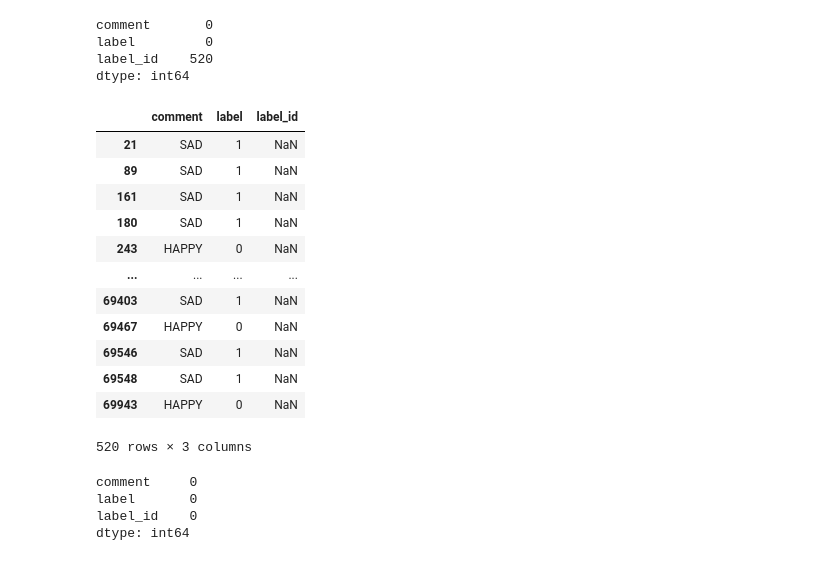
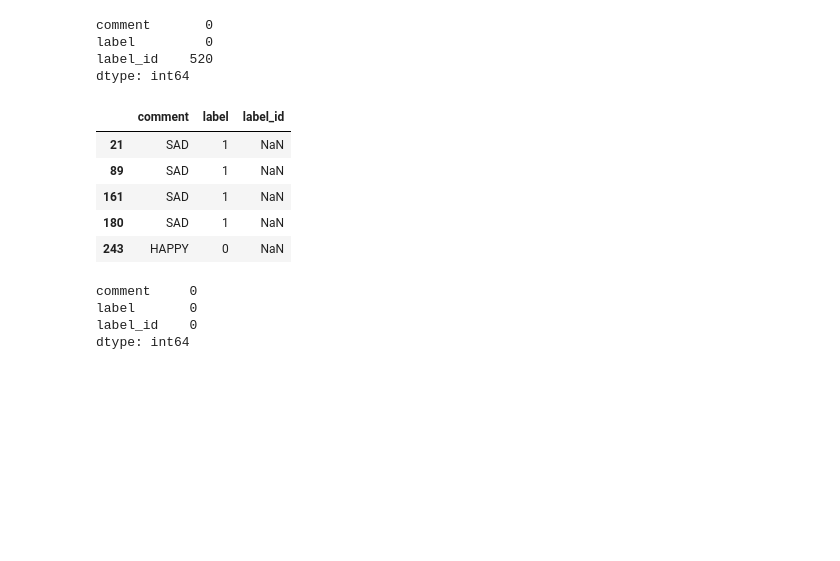
Before and after one commit to rasulnoshad/Persian-Sentiment-Analysis-Snappfood-Reviews, a Jupyter notebook: sentimentAnalysis_snappfoodReview_machineLearningMethods_.ipynb, the cells around one changed output. Cells and saved outputs as stored; diff of their text form; code cells hidden in the pictures; blank space fills up the shorter version.

```diff
--- a/sentimentAnalysis_snappfoodReview_machineLearningMethods_.ipynb
+++ b/sentimentAnalysis_snappfoodReview_machineLearningMethods_.ipynb
@@ -91,21 +92,14 @@ label         0
 label_id    520
 dtype: int64
 # %%
-df[df['label_id'].isnull()]
+df[df['label_id'].isnull()].head(5)
 # %% [output]
 |  | comment | label | label_id |
 | 21 | SAD | 1 | NaN |
 | 89 | SAD | 1 | NaN |
 | 161 | SAD | 1 | NaN |
 | 180 | SAD | 1 | NaN |
 | 243 | HAPPY | 0 | NaN |
-| ... | ... | ... | ... |
-| 69403 | SAD | 1 | NaN |
-| 69467 | HAPPY | 0 | NaN |
-| 69546 | SAD | 1 | NaN |
-| 69548 | SAD | 1 | NaN |
-| 69943 | HAPPY | 0 | NaN |
-520 rows × 3 columns
 # %%
 df.dropna(axis=0, inplace=True)
 df.isnull().sum()
```
Also changed, not shown: parts of 8 cells of this notebook.
